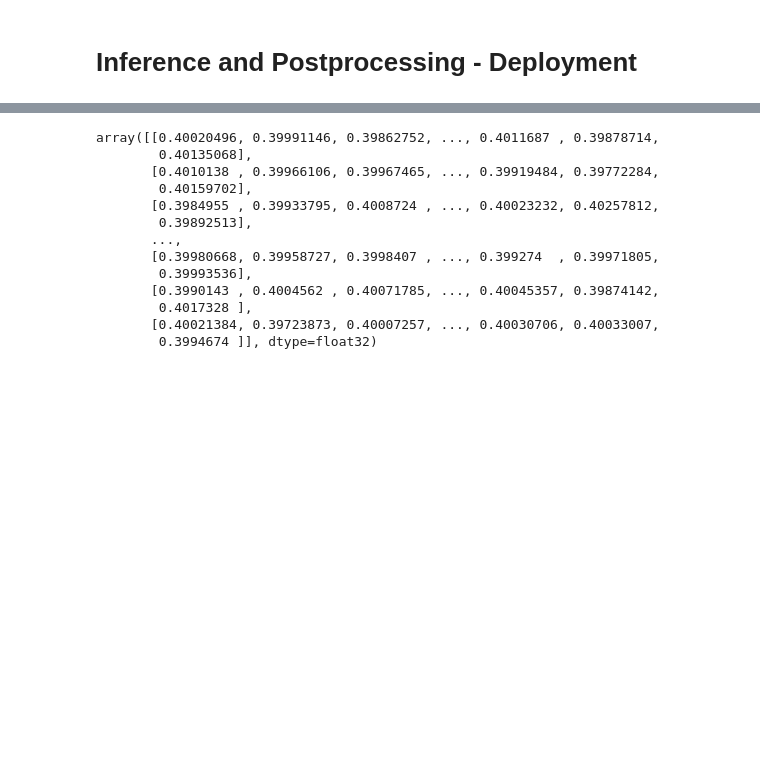
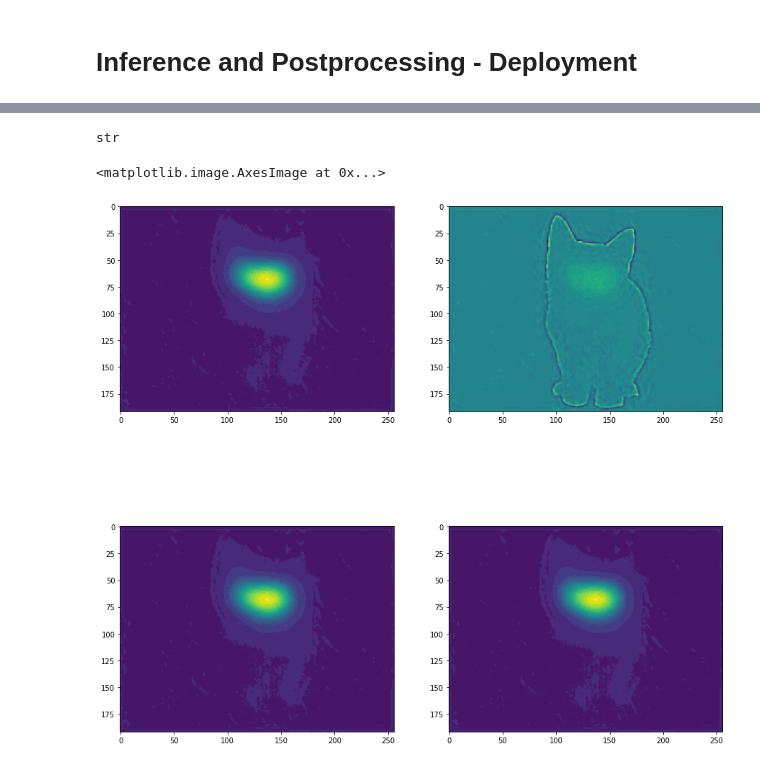
Before and after one commit to ckhui/SaliencySegmentationNet, a Jupyter notebook: Dev.ipynb, the cells around one changed output, grey strips where cells are left out. Cells and saved outputs as stored; diff of their text form; code cells hidden in the pictures; blank space fills up the shorter version.

```diff
--- a/Dev.ipynb
+++ b/Dev.ipynb
@@ -471,16 +470,0 @@ visualize_crop_result(scores_xyxy, img)
-# %%
-sal
-# %% [output]
-array([[0.40020496, 0.39991146, 0.39862752, ..., 0.4011687 , 0.39878714,
-        0.40135068],
-       [0.4010138 , 0.39966106, 0.39967465, ..., 0.39919484, 0.39772284,
-        0.40159702],
-       [0.3984955 , 0.39933795, 0.4008724 , ..., 0.40023232, 0.40257812,
-        0.39892513],
-       ...,
-       [0.39980668, 0.39958727, 0.3998407 , ..., 0.399274  , 0.39971805,
-        0.39993536],
-       [0.3990143 , 0.4004562 , 0.40071785, ..., 0.40045357, 0.39874142,
-        0.4017328 ],
-       [0.40021384, 0.39723873, 0.40007257, ..., 0.40030706, 0.40033007,
-        0.3994674 ]], dtype=float32)
@@ -490,0 +471,25 @@ base64.b64encode(t)
+# %%
+b64, salseg = toSalSegBase64(sal,seg)
+type(b64)
+# %% [output]
+str
+# %%
+import base64
+im_bytes = base64.b64decode(b64)
+im_arr = np.frombuffer(im_bytes, dtype=np.uint8)
+img = cv2.imdecode(im_arr, -1)
+sal_img = img[:,:,0]
+sal2_img = img[:,:,3]
+seg_img = img[:,:,1]
+# %%
+plt.subplot(2,2,1)
+plt.imshow(sal)
+plt.subplot(2,2,2)
+plt.imshow(sal_img)
+plt.subplot(2,2,3)
+plt.imshow(salseg[:,:,0])
+plt.subplot(2,2,4)
+plt.imshow(salseg[:,:,2])
+# %% [output]
+<matplotlib.image.AxesImage at 0x...>
+[figure, added]
```
Also changed, not shown: parts of 6 cells of this notebook, 1 other file.
